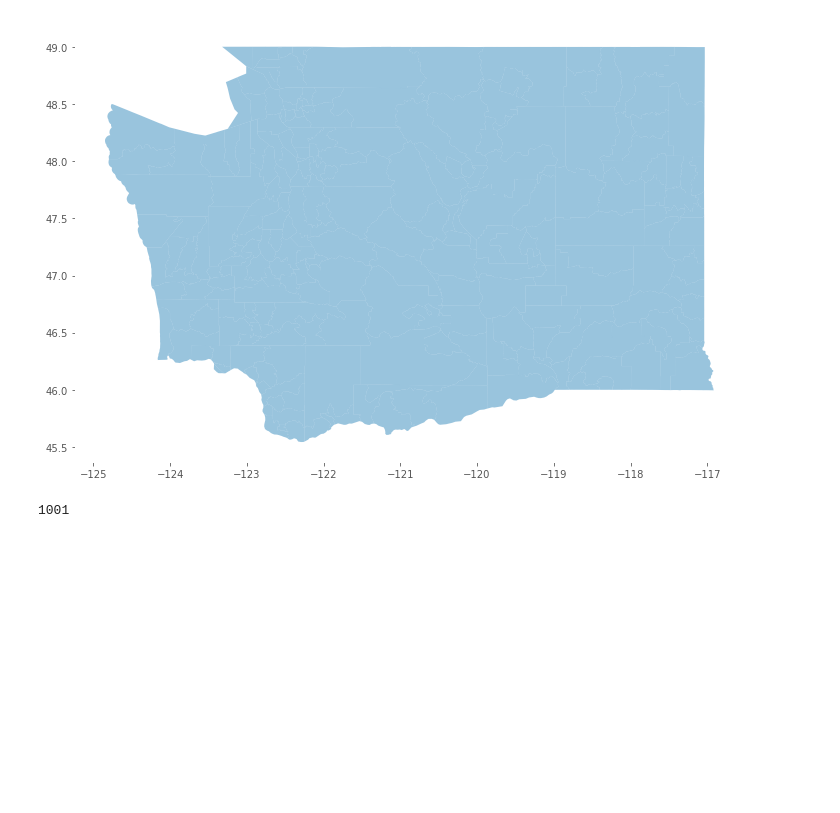
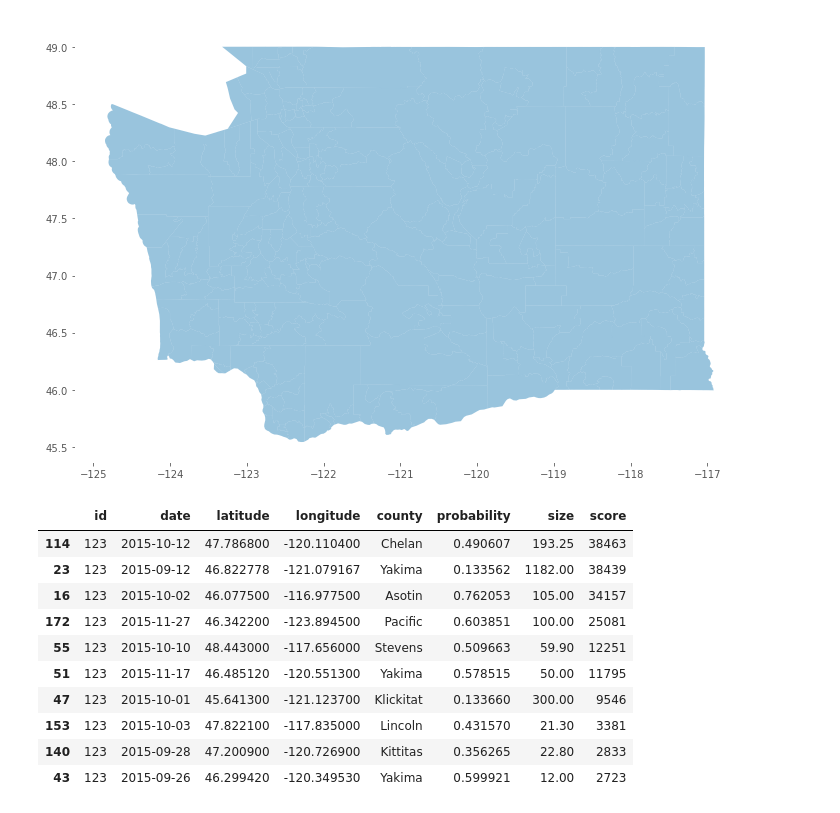
Before and after one commit to magstewart/wildfire-project, a Jupyter notebook: Wildfires_EDA.ipynb, the cells around one changed output. Drawn from its saved outputs; the diff is of its cells as text; code cells hidden in the pictures; blank space fills up the shorter version.

```diff
--- a/Wildfires_EDA.ipynb
+++ b/Wildfires_EDA.ipynb
@@ -601,7 +601,3 @@ ax.set_facecolor('white')
 plt.savefig('images/WA_map_blank')
 # %% [output]
 [figure]
-# %%
-len(df_stations)
-# %% [output]
-1001
@@ -609,0 +610,14 @@ predict
+# %%
+final_preds[:10]
+# %% [output]
+|  | id | date | latitude | longitude | county | probability | size | score |
+| 114 | 123 | 2015-10-12 | 47.786800 | -120.110400 | Chelan | 0.490607 | 193.25 | 38463 |
+| 23 | 123 | 2015-09-12 | 46.822778 | -121.079167 | Yakima | 0.133562 | 1182.00 | 38439 |
+| 16 | 123 | 2015-10-02 | 46.077500 | -116.977500 | Asotin | 0.762053 | 105.00 | 34157 |
+| 172 | 123 | 2015-11-27 | 46.342200 | -123.894500 | Pacific | 0.603851 | 100.00 | 25081 |
+| 55 | 123 | 2015-10-10 | 48.443000 | -117.656000 | Stevens | 0.509663 | 59.90 | 12251 |
+| 51 | 123 | 2015-11-17 | 46.485120 | -120.551300 | Yakima | 0.578515 | 50.00 | 11795 |
+| 47 | 123 | 2015-10-01 | 45.641300 | -121.123700 | Klickitat | 0.133660 | 300.00 | 9546 |
+| 153 | 123 | 2015-10-03 | 47.822100 | -117.835000 | Lincoln | 0.431570 | 21.30 | 3381 |
+| 140 | 123 | 2015-09-28 | 47.200900 | -120.726900 | Kittitas | 0.356265 | 22.80 | 2833 |
+| 43 | 123 | 2015-09-26 | 46.299420 | -120.349530 | Yakima | 0.599921 | 12.00 | 2723 |
```
Also changed, not shown: parts of 6 cells of this notebook, 4 other files.
